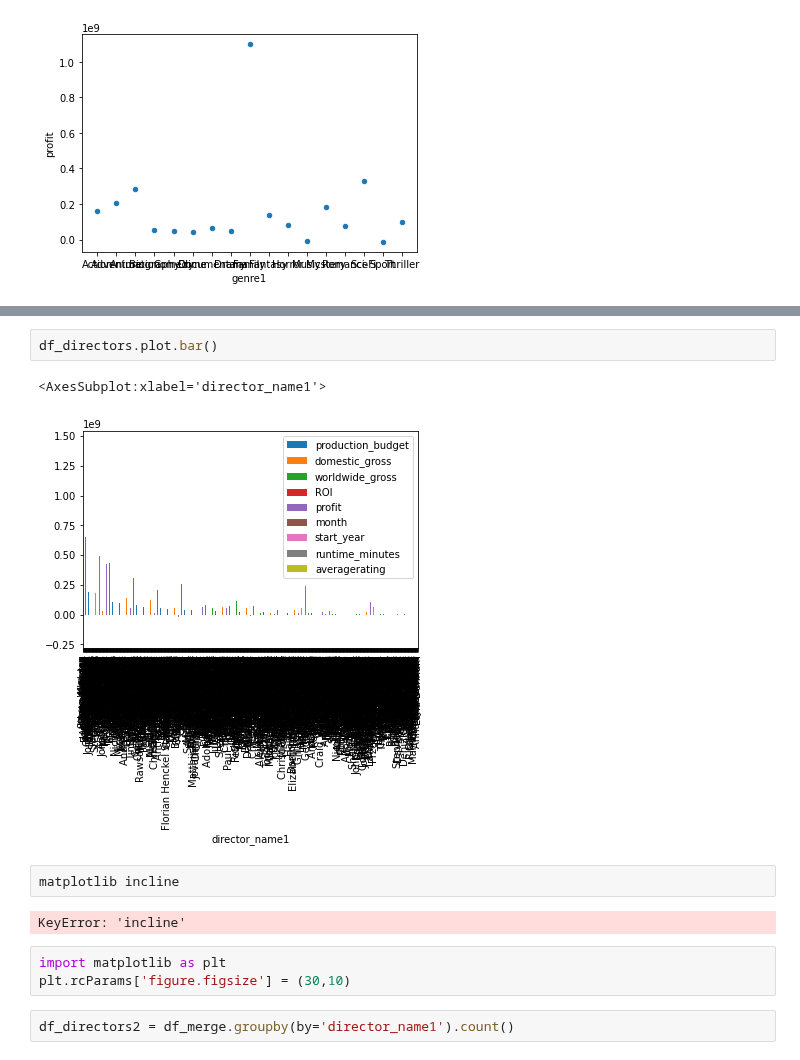
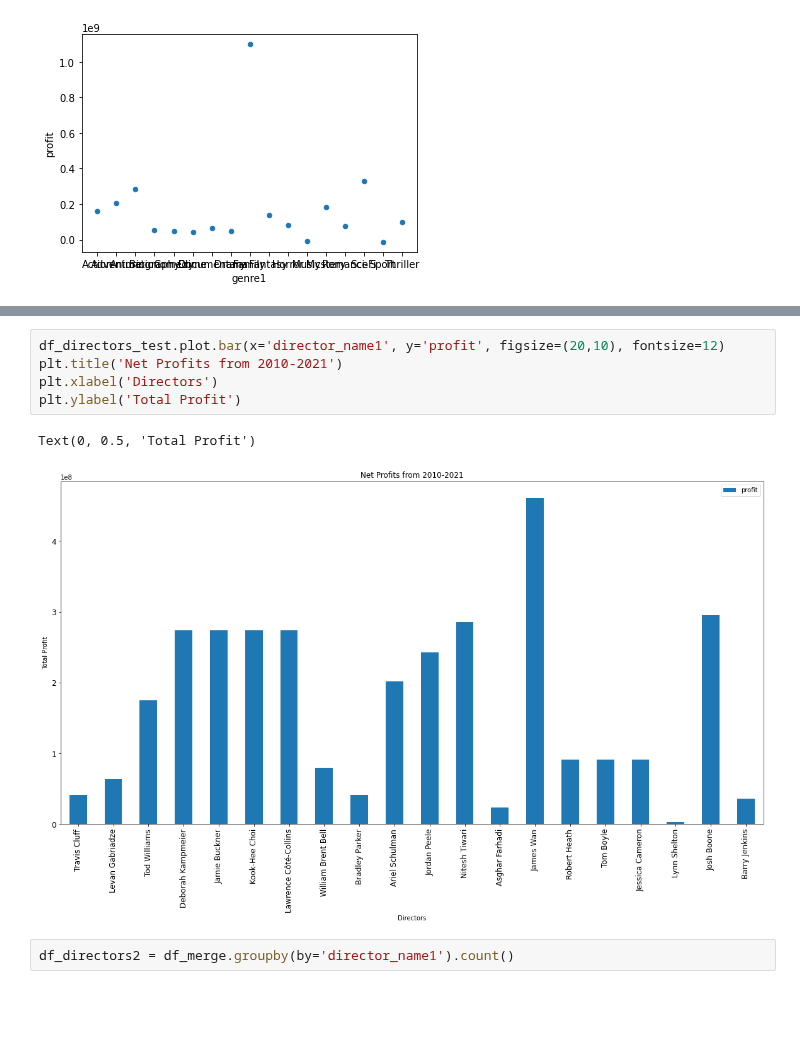
Before and after one commit to ZenBurrito/Phase-1Project, a Jupyter notebook: final_merge-Copy_Piotr.ipynb, the cells around one changed output, grey strips where cells are left out. Drawn from its saved outputs; the diff is of its cells as text; blank space fills up the shorter version.

```diff
--- a/final_merge-Copy_Piotr.ipynb
+++ b/final_merge-Copy_Piotr.ipynb
@@ -672,15 +651,11 @@ df_directors.head(20)
-# %%
-df_directors.plot.bar()
-# %% [output]
-<AxesSubplot:xlabel='director_name1'>
-[figure, removed]
-# %%
-matplotlib incline
-# %% [output]
-KeyError: 'incline'
-# %%
-import matplotlib as plt
-plt.rcParams['figure.figsize'] = (30,10)
+# %%
+df_directors_test.plot.bar(x='director_name1', y='profit', figsize=(20,10), fontsize=12)
+plt.title('Net Profits from 2010-2021')
+plt.xlabel('Directors')
+plt.ylabel('Total Profit')
+# %% [output]
+Text(0, 0.5, 'Total Profit')
+[figure, added]
 # %%
 df_directors2 = df_merge.groupby(by='director_name1').count()
 # %%
```
Also changed, not shown: parts of 20 cells of this notebook.
